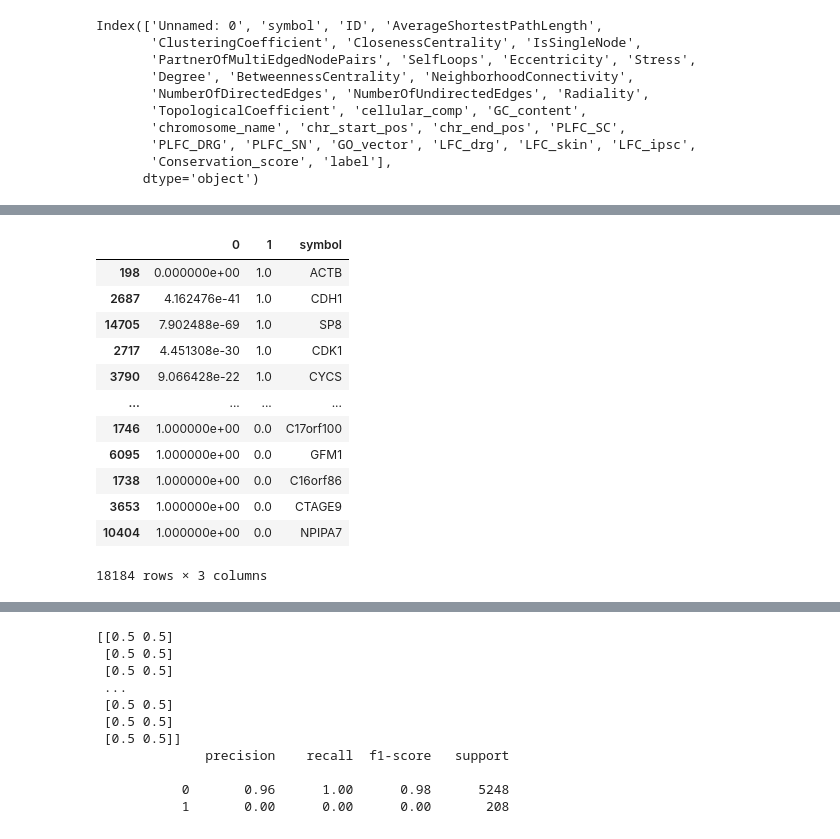
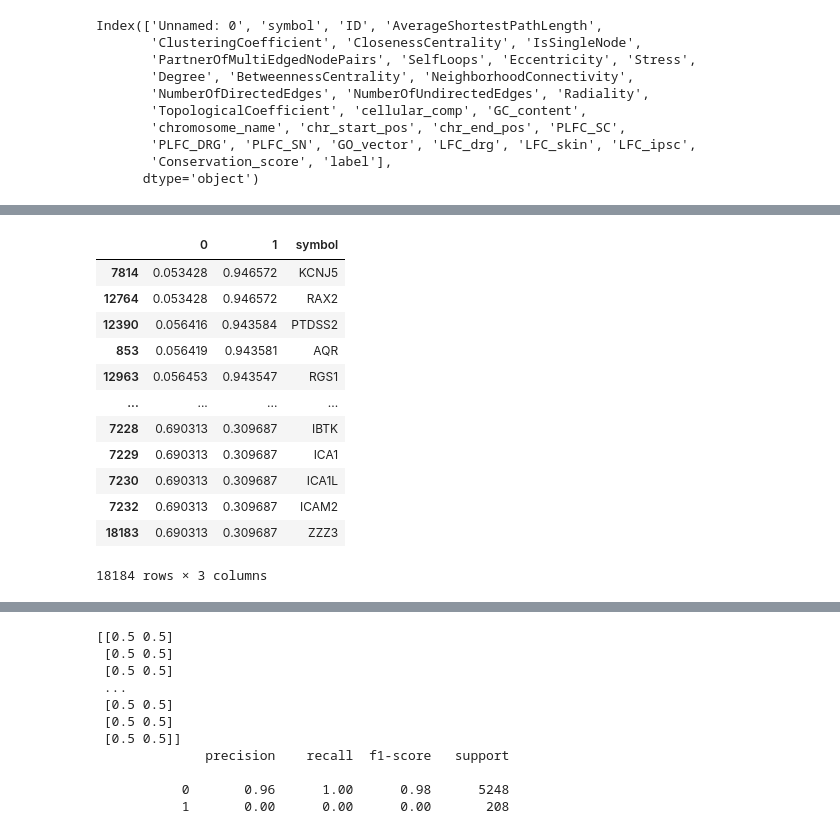
Before and after one commit to lynne104/csporjects, a Jupyter notebook: ML_project.ipynb, the cells around one changed output, grey strips where cells are left out. Cells and saved outputs as stored; diff of their text form; code cells hidden in the pictures.

```diff
--- a/ML_project.ipynb
+++ b/ML_project.ipynb
@@ -109,3 +98,7 @@ axes[2].hist(data['PLFC_DRG'], bins=20)
+# %%
+# Replace all missing and invalid values with 0
+data.fillna(value=0, inplace=True)
+data.replace([np.inf, -np.inf], 0, inplace=True)
 # %%
 data.columns
 # %% [output]
@@ -305,32 +265,24 @@ Index(['Unnamed: 0', 'symbol', 'ID', 'AverageShortestPathLength',
 # %%
-# compute the probability of all data, then validate
-
-nb = GaussianNB()
-
-# Train the classifier on the training data
-nb.fit(X_train_resampled, y_train_resampled)
-
-# the probabilities
+# the probability scores
 proba = nb.predict_proba(x)
 probs = pd.DataFrame(proba)
 probs['symbol'] = data['symbol']
 
 probs = probs.sort_values(by=1,ascending=False )
 display(probs)
 
-
 probs.to_csv('~/Desktop/my_data.csv', index=False)
 # %% [output]
 |  | 0 | 1 | symbol |
-| 198 | 0.000000e+00 | 1.0 | ACTB |
-| 2687 | 4.162476e-41 | 1.0 | CDH1 |
-| 14705 | 7.902488e-69 | 1.0 | SP8 |
-| 2717 | 4.451308e-30 | 1.0 | CDK1 |
-| 3790 | 9.066428e-22 | 1.0 | CYCS |
+| 7814 | 0.053428 | 0.946572 | KCNJ5 |
+| 12764 | 0.053428 | 0.946572 | RAX2 |
+| 12390 | 0.056416 | 0.943584 | PTDSS2 |
+| 853 | 0.056419 | 0.943581 | AQR |
+| 12963 | 0.056453 | 0.943547 | RGS1 |
 | ... | ... | ... | ... |
-| 1746 | 1.000000e+00 | 0.0 | C17orf100 |
-| 6095 | 1.000000e+00 | 0.0 | GFM1 |
-| 1738 | 1.000000e+00 | 0.0 | C16orf86 |
-| 3653 | 1.000000e+00 | 0.0 | CTAGE9 |
-| 10404 | 1.000000e+00 | 0.0 | NPIPA7 |
+| 7228 | 0.690313 | 0.309687 | IBTK |
+| 7229 | 0.690313 | 0.309687 | ICA1 |
+| 7230 | 0.690313 | 0.309687 | ICA1L |
+| 7232 | 0.690313 | 0.309687 | ICAM2 |
+| 18183 | 0.690313 | 0.309687 | ZZZ3 |
 18184 rows × 3 columns
```
Also changed, not shown: parts of 49 cells of this notebook.
